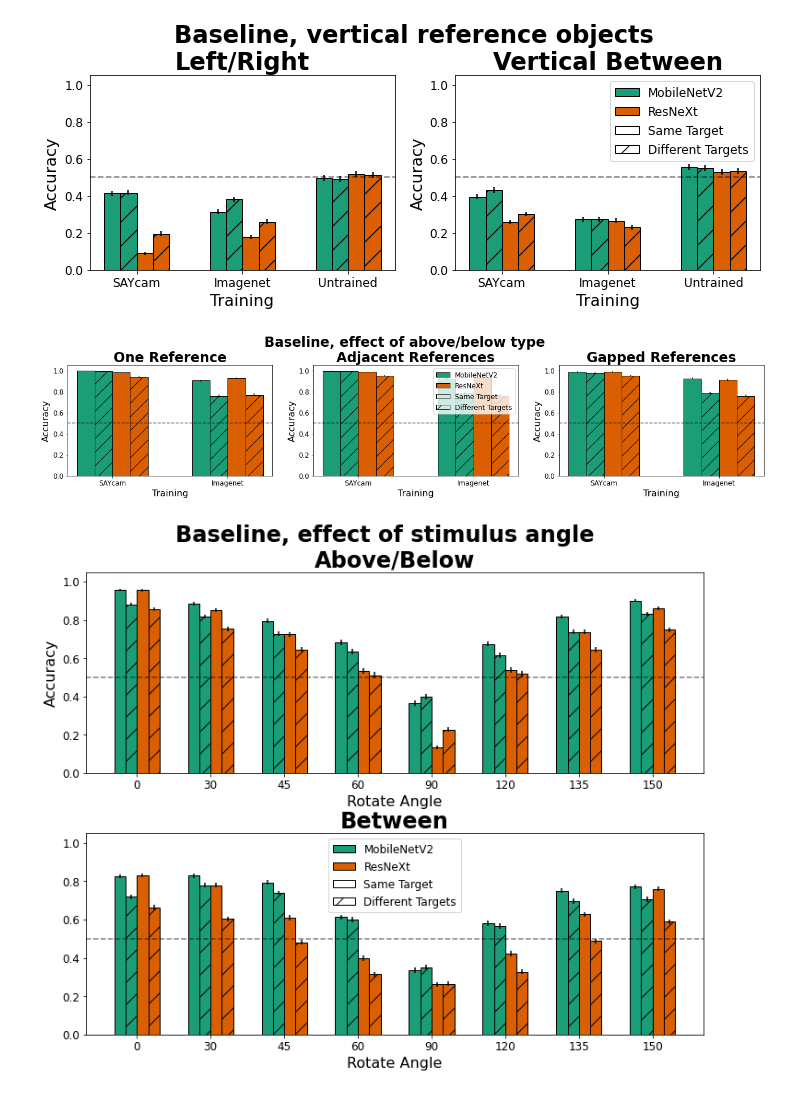
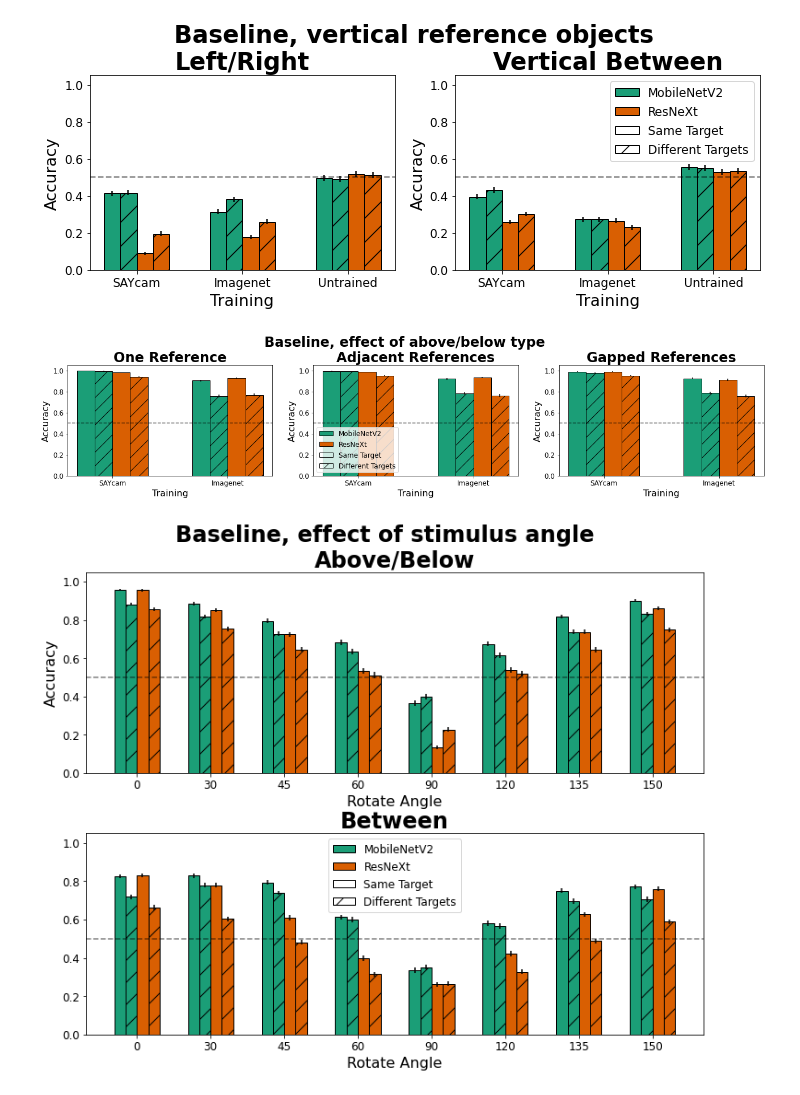
Before and after one commit to guydav/simple-relational-reasoning, a Jupyter notebook: notebooks/EmbeddingDataAnalysis.ipynb, the cells around one changed output. Cells and saved outputs as stored; diff of their text form; code cells hidden in the pictures.

Commit message:
WIP on plots and analyzing stimuli results

```diff
--- a/notebooks/EmbeddingDataAnalysis.ipynb
+++ b/notebooks/EmbeddingDataAnalysis.ipynb
@@ -291,14 +271,14 @@ def add_legend_to_ax(ax: matplotlib.axes.Axes,
         bar_kwargs = dict(facecolor=plot_style_by_field['color'][color_bars_by][color_by_value])
         patch_kwargs = dict(facecolor='none', edgecolor='black')
         patch_kwargs.update(bar_kwargs)
-        patches.append(matplotlib.patches.Patch(**patch_kwargs, label=plot_prettify(color_by_value)))
+        patches.append(matplotlib.patches.Patch(**patch_kwargs, label=plot_prettify(color_by_value, color_bars_by)))
 
     if hatch_bars_by is not None:
         for hatch_by_value in orders_by_field[hatch_bars_by]:
             bar_kwargs=dict(hatch=plot_style_by_field['hatch'][hatch_bars_by][hatch_by_value])
             patch_kwargs = dict(facecolor='none', edgecolor='black')
             patch_kwargs.update(bar_kwargs)
-            patches.append(matplotlib.patches.Patch(**patch_kwargs, label=plot_prettify(hatch_by_value)))
+            patches.append(matplotlib.patches.Patch(**patch_kwargs, label=plot_prettify(hatch_by_value, hatch_bars_by)))
 
     if len(patches) > 0:
         ax.legend(handles=patches, loc=legend_loc, ncol=ncol, fontsize=text_kwargs['fontsize'] - 4)
@@ -490,25 +471,27 @@ multiple_bar_plots(combined_df,
 # %%
 multiple_bar_plots(combined_df,
     # what and how to plot arguments
     filter_dict=dict(training=['ImageNet', 'saycam(S)'],
         relation='above_below', flip=None, dino=None, rotate_angle=0),
     group_bars_by='training',
     color_bars_by='model',
     panel_by='above_below_type',
     hatch_bars_by='n_target_types',
     # plot style arguments
     figsize = (22, 4),
     layout = (1, 3),
     title_kwargs=dict(fontweight='bold'),
     panel_titles=['One Reference', 'Adjacent References', 'Gapped References'],
     sup_title='Baseline, effect of above/below type',
-    legend_ax_index=1
+    legend_ax_index=1,
+    legend_loc='lower left',
+    save_path='baseline_above_below_types.png',
     # plot saving arguments
     # save_path: typing.Optional[str] = None,
     # save_should_print: bool = False,
     )
 # %% [output]
-[figure, old version]
+[figure, new version]
 # %%
 multiple_bar_plots(combined_df,
     # what and how to plot arguments
```
Also changed, not shown: parts of 12 cells of this notebook, 18 other files.
